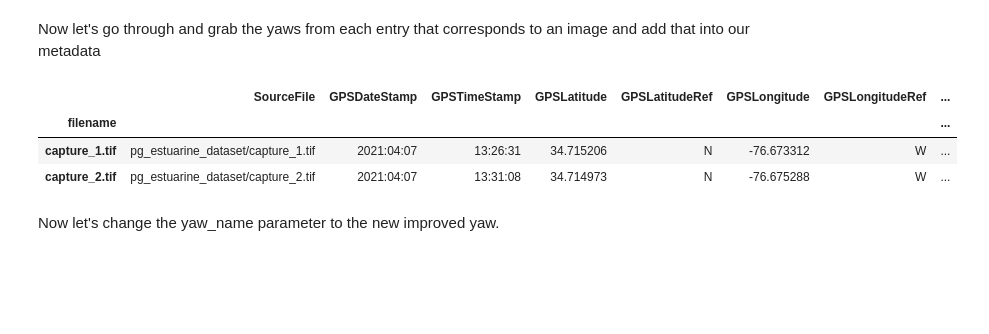
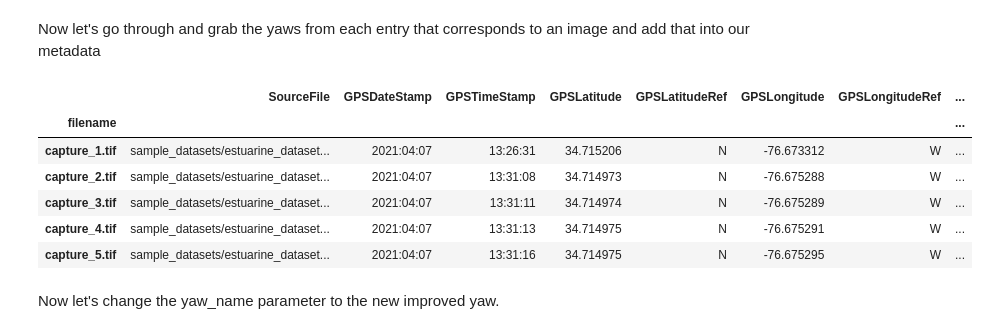
Before and after one commit to aewindle110/DroneWQ, a Jupyter notebook: georeferencing_improved.ipynb, the cells around one changed output. Cells and saved outputs as stored; diff of their text form; code cells hidden in the pictures; blank space fills up the shorter version.

```diff
--- a/georeferencing_improved.ipynb
+++ b/georeferencing_improved.ipynb
@@ -47,0 +43,4 @@ project_path
+# %%
+#project_path = os.path.join('sample_datasets','estuarine_dataset/')
+project_path = os.path.join('sample_datasets','open_ocean_dataset/')
+project_path
@@ -118,12 +119,15 @@ for index, row in img_metadata.iterrows(): # yes I know this is an anti-pattern
 
 img_metadata['alta_yaw'] = alta_yaws
 # %%
-img_metadata.head(2)
+img_metadata.head()
 # %% [output]
 |  | SourceFile | GPSDateStamp | GPSTimeStamp | GPSLatitude | GPSLatitudeRef | GPSLongitude | GPSLongitudeRef | ... |
 | filename |  |  |  |  |  |  |  | ... |
-| capture_1.tif | pg_estuarine_dataset/capture_1.tif | 2021:04:07 | 13:26:31 | 34.715206 | N | -76.673312 | W | ... |
-| capture_2.tif | pg_estuarine_dataset/capture_2.tif | 2021:04:07 | 13:31:08 | 34.714973 | N | -76.675288 | W | ... |
+| capture_1.tif | sample_datasets/estuarine_dataset... | 2021:04:07 | 13:26:31 | 34.715206 | N | -76.673312 | W | ... |
+| capture_2.tif | sample_datasets/estuarine_dataset... | 2021:04:07 | 13:31:08 | 34.714973 | N | -76.675288 | W | ... |
+| capture_3.tif | sample_datasets/estuarine_dataset... | 2021:04:07 | 13:31:11 | 34.714974 | N | -76.675289 | W | ... |
+| capture_4.tif | sample_datasets/estuarine_dataset... | 2021:04:07 | 13:31:13 | 34.714975 | N | -76.675291 | W | ... |
+| capture_5.tif | sample_datasets/estuarine_dataset... | 2021:04:07 | 13:31:16 | 34.714975 | N | -76.675295 | W | ... |
 # %% [markdown]
 Now let's change the yaw_name parameter to the new improved yaw.
 # %%
```
Also changed, not shown: parts of 13 cells of this notebook, 2 other files.
